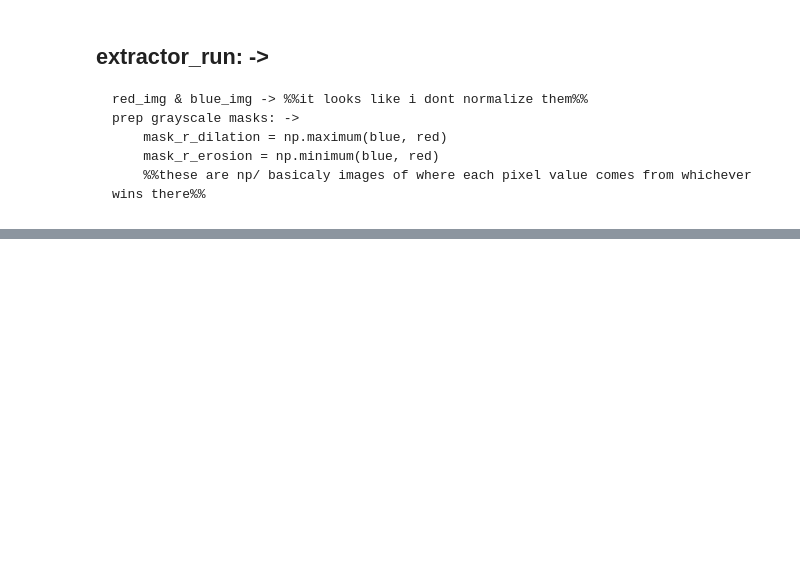
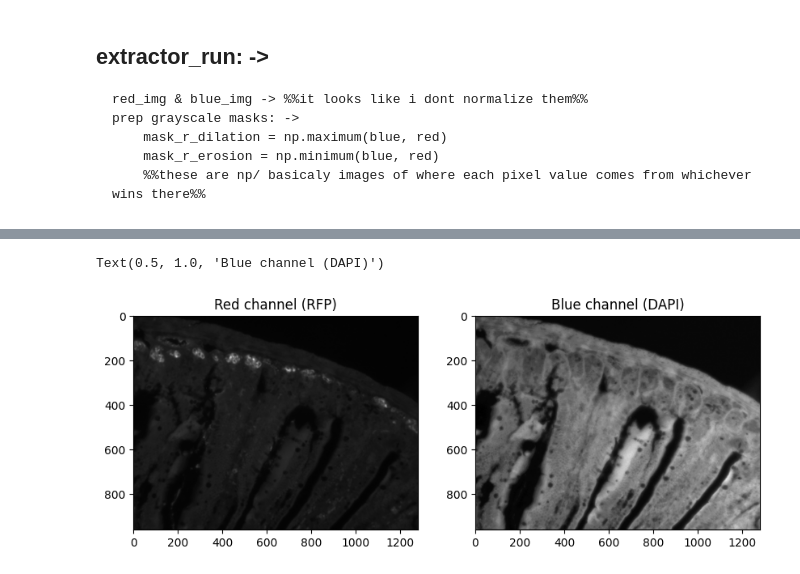
Before and after one commit to pbert5/lysozyme-stain-quantification, a Jupyter notebook: docs/pipelineTheory.ipynb, the cells around one changed output, grey strips where cells are left out. Drawn from its saved outputs; the diff is of its cells as text; code cells hidden in the pictures; blank space fills up the shorter version.

```diff
--- a/docs/pipelineTheory.ipynb
+++ b/docs/pipelineTheory.ipynb
@@ -196,0 +139,16 @@ background_tissue_intensity, average_crypt_intensity
+# %%
+import matplotlib.pyplot as plt
+# pick a random pair from the first `max_samples` (change 30 to your desired cap)
+
+max_samples = min(len(pairs), 30)
+idx = np.random.randint(0, max_samples)
+red_img = (load_as_gray(pairs[idx][0]))
+blue_img = (load_as_gray(pairs[idx][1]))
+plt, ax = plt.subplots(1,2, figsize=(10,5))
+ax[0].imshow(red_img, cmap='gray')
+ax[0].set_title('Red channel (RFP)')
+ax[1].imshow(blue_img, cmap='gray')
+ax[1].set_title('Blue channel (DAPI)')
+# %% [output]
+Text(0.5, 1.0, 'Blue channel (DAPI)')
+[figure, new version]
```
Also changed, not shown: parts of 7 cells of this notebook.
